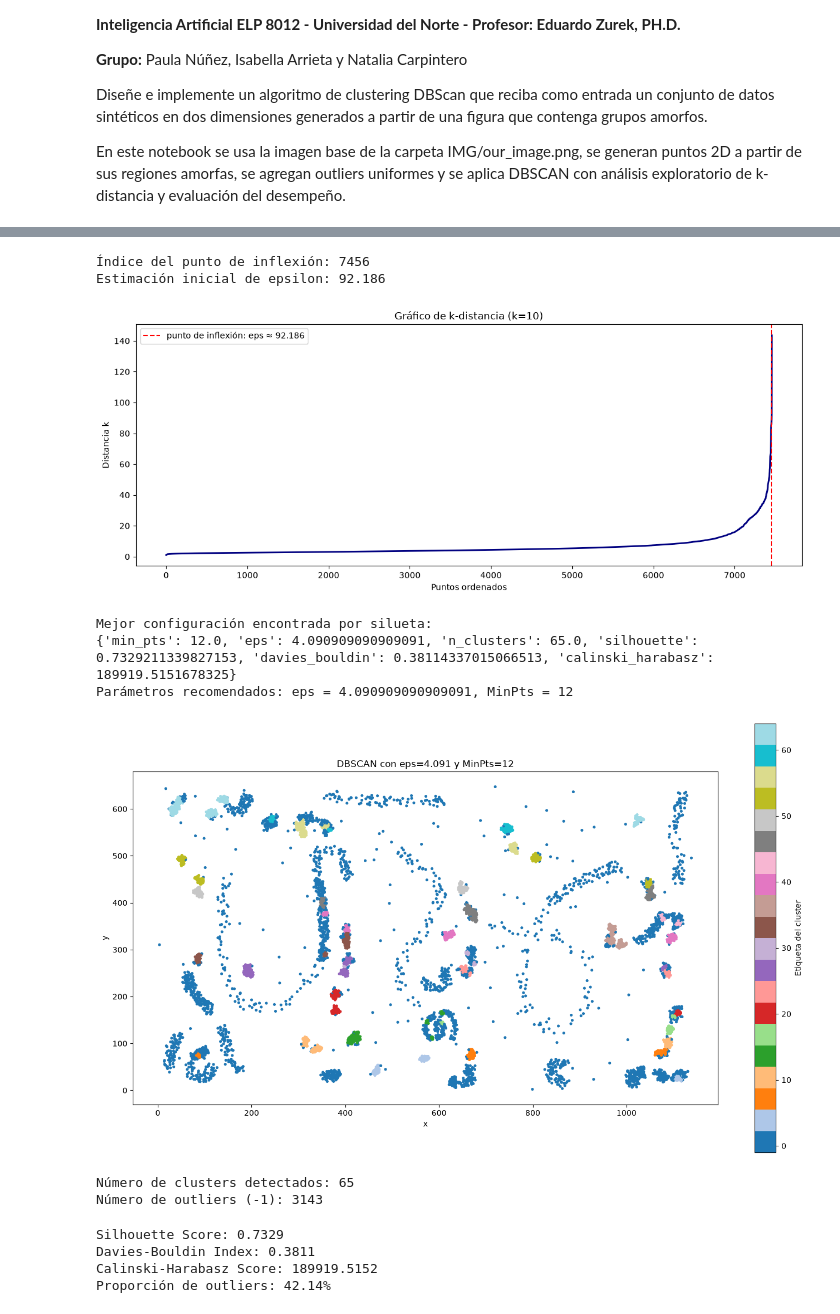
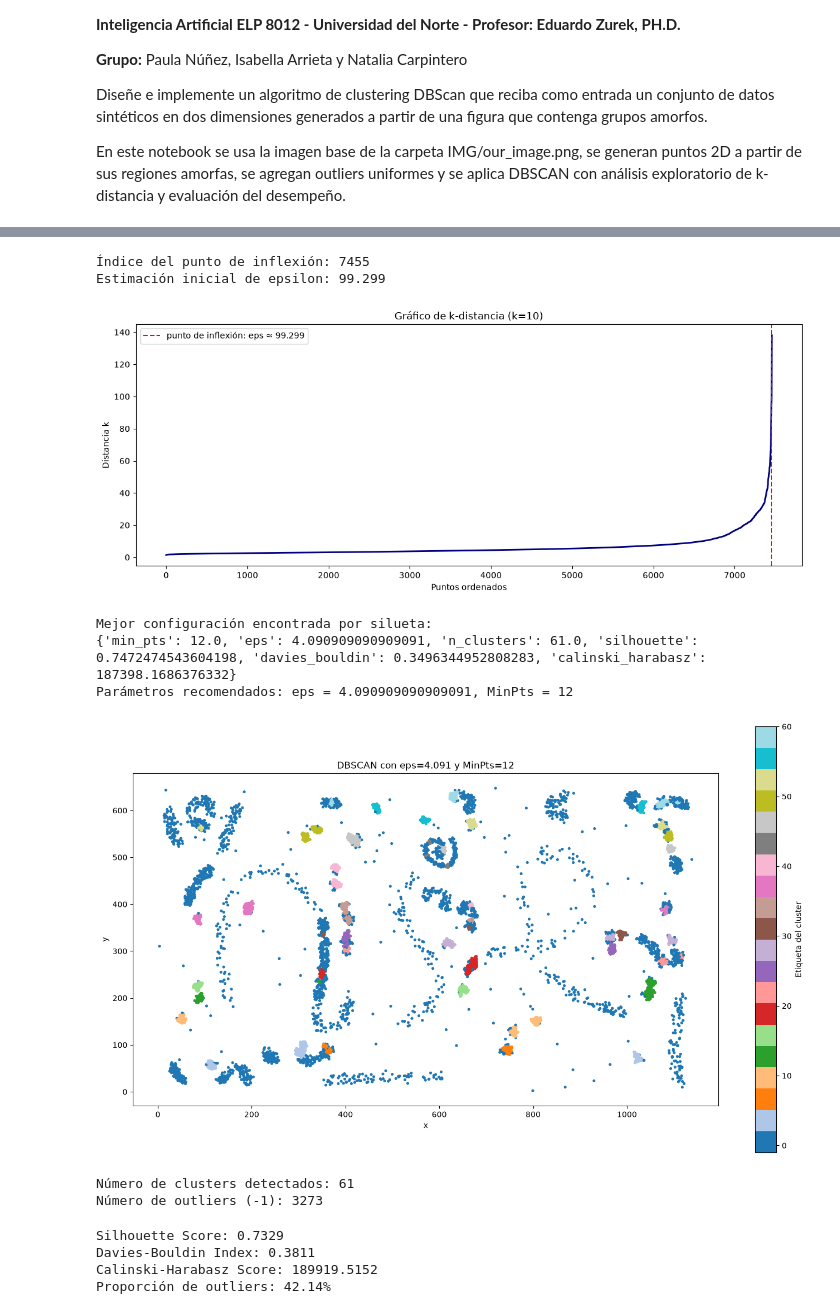
Before and after one commit to Inteligencia-Artificial-202630/Taller5-Clustering-DBScan, a Jupyter notebook: main.ipynb, the cells around one changed output, grey strips where cells are left out. Drawn from its saved outputs; the diff is of its cells as text; code cells hidden in the pictures.

Commit message:
fix flip image

```diff
--- a/main.ipynb
+++ b/main.ipynb
@@ -24,6 +24,7 @@ plt.style.use("default")
 IMG_PATH = Path("IMG/our_image.png")
 print(f"Imagen base: {IMG_PATH.resolve()}")
 img = np.array(Image.open(IMG_PATH).convert("L"))
+img=np.flipud(img)
 print(f"Dimensiones de la imagen: {img.shape[1]} x {img.shape[0]}")
 
 # Convertimos la imagen en una máscara binaria: fondo blanco, grupos negros.
@@ -69,7 +70,7 @@ ax.set_title("Datos sintéticos 2D generados a partir de la figura amorfa")
 ax.set_xlabel("x")
 ax.set_ylabel("y")
 ax.set_aspect("equal")
-ax.invert_yaxis()  # Invertimos el eje y para que coincida con la orientación de la imagen.
+#ax.invert_yaxis()  # Invertimos el eje y para que coincida con la orientación de la imagen.
 plt.tight_layout()
 plt.show()
 
@@ -165,35 +166,36 @@ else:
 
 print(f"Parámetros recomendados: eps = {best_eps}, MinPts = {best_min_pts}")
 # %% [output]
-Índice del punto de inflexión: 7456
-Estimación inicial de epsilon: 92.186
+Índice del punto de inflexión: 7455
+Estimación inicial de epsilon: 99.299
-[figure, old version]
+[figure, new version]
 Mejor configuración encontrada por silueta:
-{'min_pts': 12.0, 'eps': 4.090909090909091, 'n_clusters': 65.0, 'silhouette': 0.7329211339827153, 'davies_bouldin': 0.38114337015066513, 'calinski_harabasz': 189919.5151678325}
+{'min_pts': 12.0, 'eps': 4.090909090909091, 'n_clusters': 61.0, 'silhouette': 0.7472474543604198, 'davies_bouldin': 0.3496344952808283, 'calinski_harabasz': 187398.1686376332}
 Parámetros recomendados: eps = 4.090909090909091, MinPts = 12
 # %%
 # Ajuste final del modelo DBSCAN con los parámetros seleccionados.
 model = DBSCAN(eps=best_eps, min_samples=best_min_pts)
 labels_dbscan = model.fit_predict(X)
 
 # Visualización del clustering final.
 fig, ax = plt.subplots(figsize=(14, 8))
 scatter = ax.scatter(X[:, 0], X[:, 1], c=labels_dbscan, cmap="tab20", s=7)
 ax.set_title(f"DBSCAN con eps={best_eps:.3f} y MinPts={best_min_pts}")
 ax.set_xlabel("x")
 ax.set_ylabel("y")
 ax.set_aspect("equal")
-plt.colorbar(scatter, ax=ax.invert_yaxis(), label="Etiqueta del cluster")
+#ax.invert_yaxis()  # Invertimos el eje y para que coincida con la orientación de la imagen.
+plt.colorbar(scatter, ax=ax, label="Etiqueta del cluster")
 plt.tight_layout()
 plt.show()
 
 n_clusters = len(np.unique(labels_dbscan[labels_dbscan != -1]))
 print(f"Número de clusters detectados: {n_clusters}")
 print(f"Número de outliers (-1): {(labels_dbscan == -1).sum()}")
 # %% [output]
-[figure, old version]
+[figure, new version]
-Número de clusters detectados: 65
-Número de outliers (-1): 3143
+Número de clusters detectados: 61
+Número de outliers (-1): 3273
 # %%
 # Evaluación de desempeño para clustering.
 # Se usan dos métricas apropiadas para clustering no supervisado: silueta y Davies-Bouldin.
```
Also changed, not shown: parts of 1 cell of this notebook.
